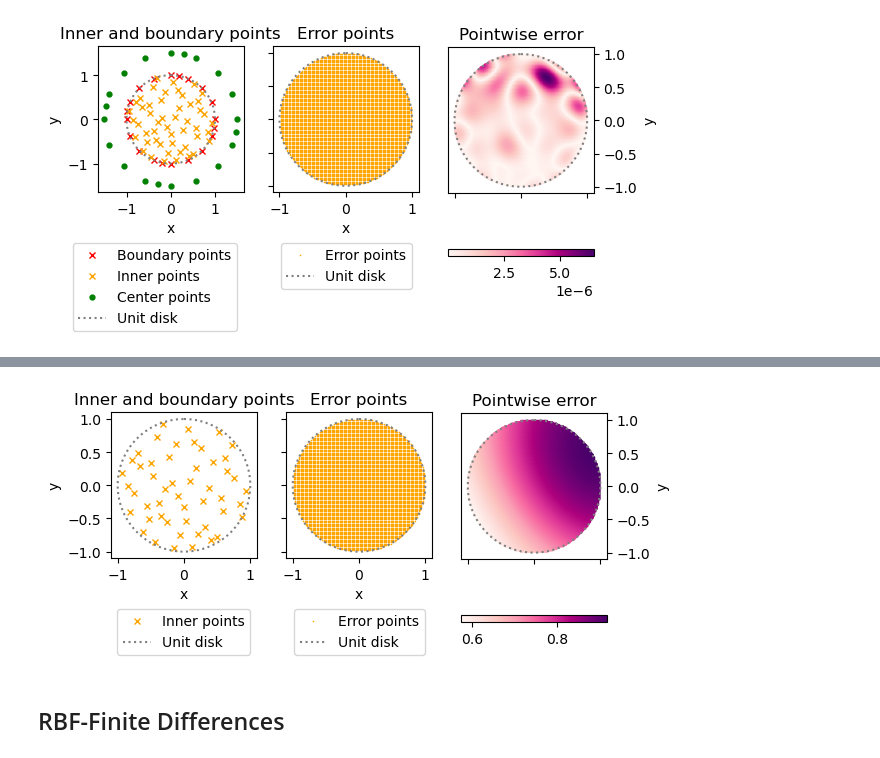
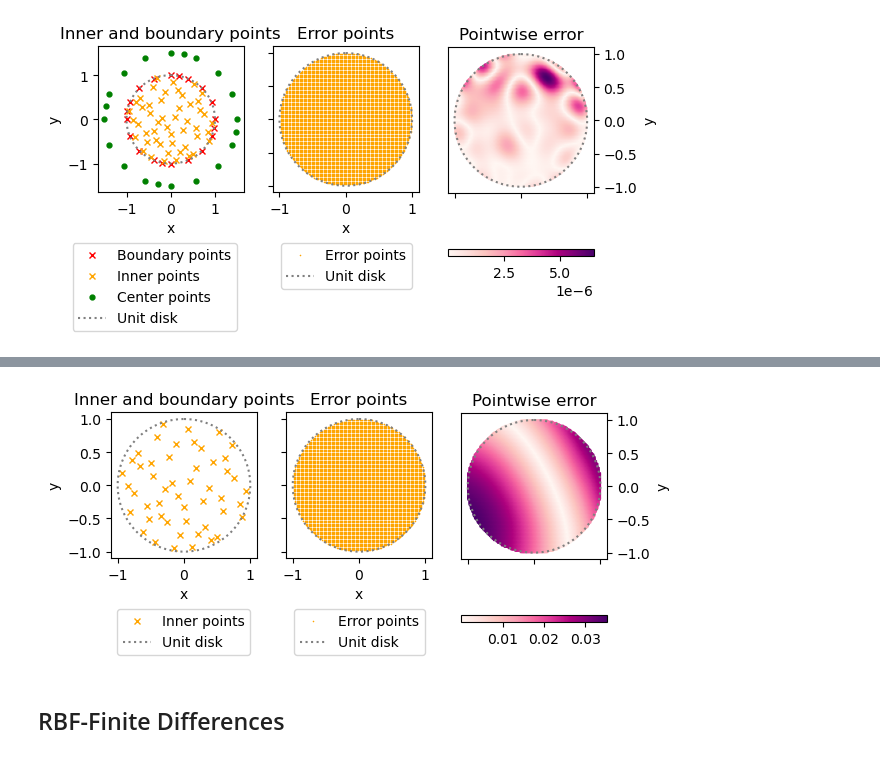
Before and after one commit to maggi0805/MML, a Jupyter notebook: mml_overview.ipynb, the cells around one changed output, grey strips where cells are left out. Cells and saved outputs as stored; diff of their text form; code cells hidden in the pictures.

```diff
--- a/mml_overview.ipynb
+++ b/mml_overview.ipynb
@@ -145,16 +151,22 @@ def phi_sp(str_type, r, e = None):
     return out
 
 def phi(str_type, r_, e_ = None):
-    r, e = symbols('r e')
     assert str_type in ['MQ', 'IMQ', 'IQ', 'GS', 'QM', 'CM'], 'Given RBF type not included in function.'
     if str_type in ['MQ', 'IMQ', 'IQ', 'GS']:
-        assert e_ is not None, 'Provide shape parameter e for this RBF type'
-        phi_ = lambdify([r, e], phi_sp(str_type, r, e))
-        out = phi_(r_, e_)
-    else:
-        phi_ = lambdify(r, phi_sp(str_type, r))
-        out = phi_(r_)
-
+        assert e_ is not None, 'For this kernel type a shape parameter e must be given.'
+    if str_type == 'MQ': #Multiquadric
+        out = np.sqrt(1 + (e_ * r_) ** 2)
+    elif str_type == 'IMQ': #Inverse Multiquadric
+        out = 1 / np.sqrt(1 + (e_ * r_) ** 2)
+    elif str_type == 'IQ': #Inverse Quadratic
+        out = 1 / (1 + (e_ * r_) ** 2)
+    elif str_type == 'GS': #Gaussian
+        out = np.exp(-(e_ * r_) ** 2)
+    #Finitely smooth RBFs (do not require shape parameter)
+    elif str_type == 'QM': #Quadratic Matérn
+        out = (3 + 3 * r_ + r_ ** 2) * np.exp(-r_)
+    elif str_type == 'CM': #Cubic Matérn
+        out = (15 + 15 * r_ + 6 * r_ ** 2 + r_ ** 3) * np.exp(-r_)
     return out
 # %%
 eps = np.linspace(0, 1, 4)
@@ -704,54 +856,52 @@ def galerkin(str_type_phi, e, int, err):
                                         Nphi(str_type_phi, r * np.cos(t) - int[0][j], r * np.sin(t) - int[1][j], e))
             A[i][j] = integrate.dblquad(Nphi2, 0, 1, 0, 2 * np.pi)[0]
         b1 = lambda r, t: r * f(r * np.cos(t), r * np.sin(t)) * \
-                            phi(str_type_phi, np.sqrt((int[0][i] - r * np.cos(t)) ** 2 + (int[1][i] - r * np.sin(t)) ** 2), e)
-        b2 = lambda t: np.dot(Ng(np.sin(t), np.cos(t)), [np.cos(t), - np.sin(t)]) * phi(str_type_phi, np.sqrt((int[0][i] - \
-                                np.sin(t)) ** 2 + (int[1][i] - np.cos(t)) ** 2), e)
-        b[i] = - integrate.dblquad(b1, 0, 1, 0, 2 * np.pi)[0] \
-                + integrate.quad(b2, 0, 2 * np.pi)[0]
+                            phi_g(str_type_phi, np.sqrt((int[0][i] - r * np.cos(t)) ** 2 + (int[1][i] - r * np.sin(t)) ** 2), e)
+        b[i] = integrate.dblquad(b1, 0, 1, 0, 2 * np.pi)[0]
     A += A.T - np.diag(np.diag(A))
     lam_gal = linalg.solve(A, b)
 
     dm = distance_matrix(err, int.T)
 
-    return np.dot(phi(str_type_phi, dm, e), lam_gal)
+    return np.dot(phi_g(str_type_phi, dm, e), lam_gal)
 # %%
 inte, trash1, trash2, err = domain('ud', 50, 20, 0.5, 10000)
-u, Ng, f = func_galerkin('u1')
+u, g, f = func_galerkin('u1')
 u_approx = galerkin('MQ', 0.7, inte.T, err)
 
 fig, axs = plt.subplots(1, 3)
 
 th = np.linspace(0, 2 * np.pi, 100)
 
 cmap = plt.get_cmap('RdPu')
 
 axs[0].plot(inte.T[0], inte.T[1], color = 'orange', linestyle = 'None', markersize = 4.5, marker = 'x', label = 'Inner points')
 
 axs[1].plot(err.T[0], err.T[1], color = 'orange', linestyle = 'None', markersize = 0.5, marker = 'x', label = 'Error points')
 
-p = axs[2].scatter(err.T[0], err.T[1], c = np.absolute(u_approx - u(err.T[0], err.T[1]).reshape((u_approx.shape[0], 1))) , cmap = cmap, s = 2, marker = 'p');
+p = axs[2].scatter(err.T[0], err.T[1], c = np.absolute(u_approx + np.array(u_0(err.T[0], err.T[1])).reshape((err.shape[0], 1)) \
+                                                           - u(err.T[0], err.T[1]).reshape((err.shape[0], 1))) , cmap = cmap, s = 5, marker = 'p');
 fig.colorbar(p, orientation = 'horizontal', pad = 0.15);
 
 axs[0].set_title('Inner and boundary points')
 axs[1].set_title('Error points')
 axs[2].set_title('Pointwise error')
 
 axs[2].yaxis.set_label_position("right")
 axs[2].yaxis.tick_right()
 
 for ax in axs.flat:
     ax.set_aspect('equal')
     ax.plot(np.sin(th), np.cos(th), color = 'gray', linestyle = 'dotted', label = 'Unit disk');
     ax.set(xlabel = 'x', ylabel = 'y')
 
 for ax in axs.flat:
     ax.label_outer()
 
 axs[0].legend(bbox_to_anchor = (1, -0.3))
 axs[1].legend(bbox_to_anchor = (1, -0.3));
 # %% [output]
-[figure, old version]
+[figure, new version]
 # %% [markdown]
 ## RBF-Finite Differences
 # %% [markdown]
```
Also changed, not shown: parts of 64 cells of this notebook.
